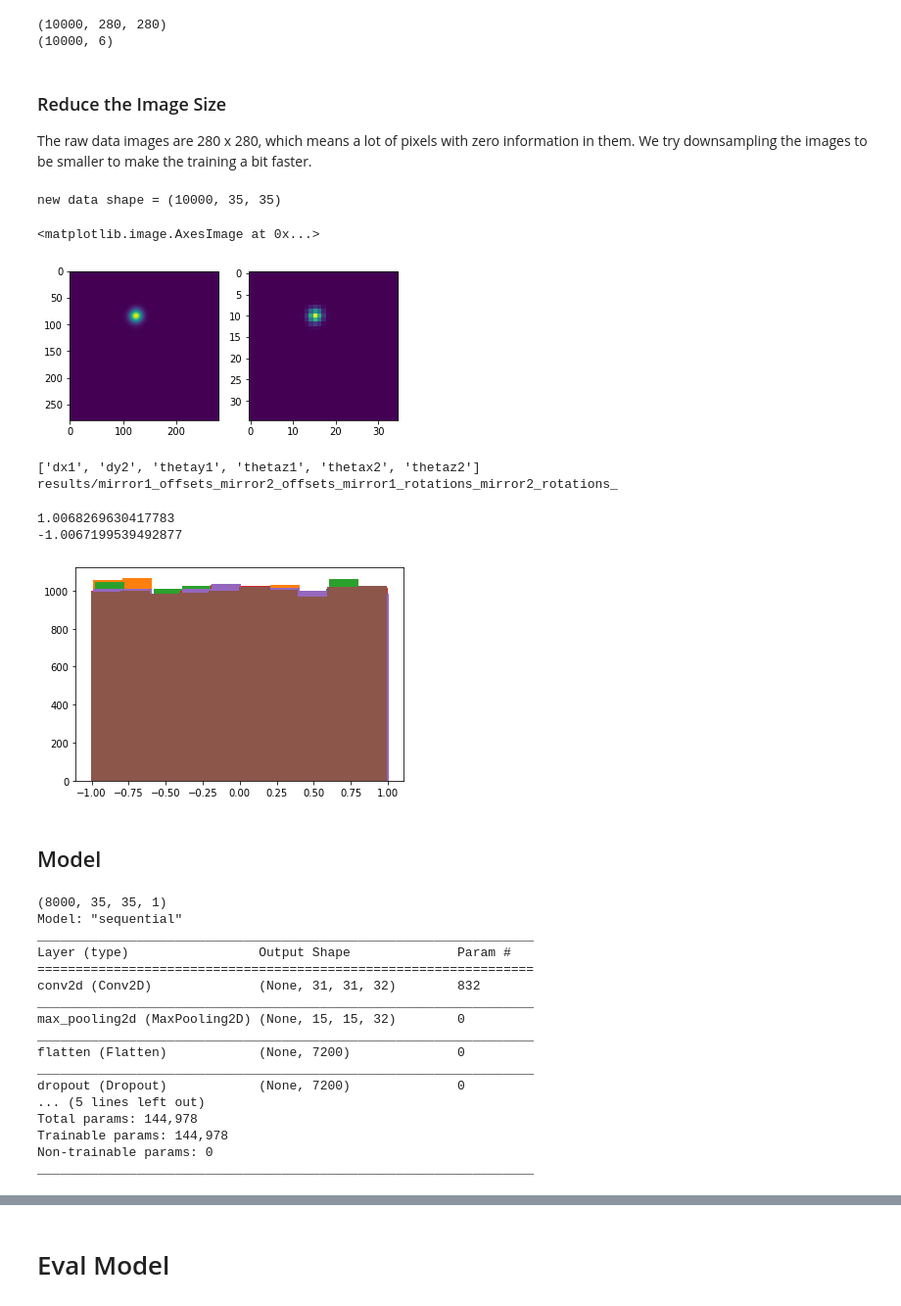
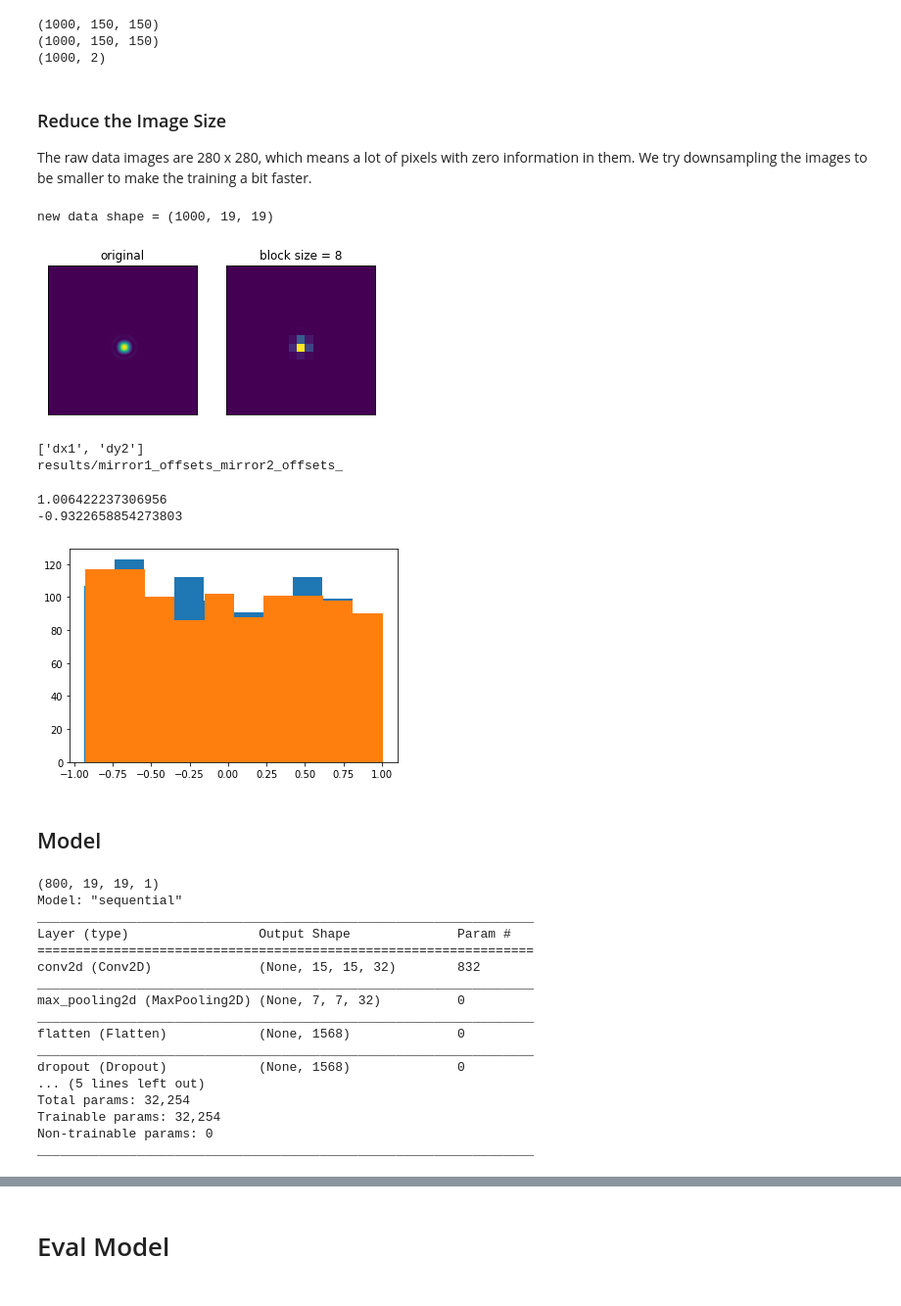
Before and after one commit to radiasoft/rslight, a Jupyter notebook: MachineLearning/SRW/inverse_model.ipynb, the cells around one changed output, grey strips where cells are left out. Shown: that part at 98% size. Saved outputs shown, nothing was run; the diff lists cells and outputs as text; code cells hidden in the pictures.

```diff
--- a/MachineLearning/SRW/inverse_model.ipynb
+++ b/MachineLearning/SRW/inverse_model.ipynb
@@ -26,9 +28,9 @@ import time
 ############# If the file does not exist, you'll need to go run it in SRW_multiprocess.py
 offsets_mirror1 = True
 offsets_mirror2 = True
-rotations_mirror1 = True
-rotations_mirror2 = True
-n_runs = 10000
+rotations_mirror1 = False
+rotations_mirror2 = False
+n_runs = 1000
 
 input_str = 'datasets/beam_intensities_'
 output_str = 'datasets/parameters_'
@@ -51,13 +53,15 @@ if rotations_mirror2:
     data_str += 'mirror2_rotations_'
 
 images = np.load(input_str + data_str + str(n_runs) + 'runs.npy')
+print(images.shape)
 images.reshape(list(images.shape).append(1))
 settings = np.load(output_str + data_str + str(n_runs) + 'runs.npy').reshape(n_runs, -1)
 print(images.shape)
 print(settings.shape)
 # %% [output]
-(10000, 280, 280)
-(10000, 6)
+(1000, 150, 150)
+(1000, 150, 150)
+(1000, 2)
 # %% [markdown]
 ### Reduce the Image Size
 
@@ -69,14 +73,21 @@ new_im /= np.amax(new_im)
 print('new data shape = {}'.format(new_im.shape))
 image_shape = new_im.shape[1:]
 # %% [output]
-new data shape = (10000, 35, 35)
+new data shape = (1000, 19, 19)
 # %%
 fig, [ax1, ax2] = plt.subplots(1,2)
 ax1.imshow(images[0])
+ax1.set_title('original')
+ax1.get_xaxis().set_visible(False)
+ax1.get_yaxis().set_visible(False)
 ax2.imshow(new_im[0])
+ax2.set_title('block size = {}'.format(block_size))
+ax2.get_xaxis().set_visible(False)
+ax2.get_yaxis().set_visible(False)
+
+fig.savefig('downsample_8.png')
 # %% [output]
-<matplotlib.image.AxesImage at 0x...>
-[figure, old version]
+[figure, new version]
 # %%
 ############# sets labels for automated plots for results
 labels = []
@@ -99,8 +110,8 @@ if rotations_mirror2:
 print(labels)
 print(save_str)
 # %% [output]
-['dx1', 'dy2', 'thetay1', 'thetaz1', 'thetax2', 'thetaz2']
-results/mirror1_offsets_mirror2_offsets_mirror1_rotations_mirror2_rotations_
+['dx1', 'dy2']
+results/mirror1_offsets_mirror2_offsets_
 # %%
 ############# normalize parameter offsets
 transformer_y = RobustScaler().fit(settings)
@@ -108,15 +119,15 @@ Y_scaled = transformer_y.transform(settings)
 print(np.max(Y_scaled))
 print(np.min(Y_scaled))
 # %% [output]
-1.0068269630417783
--1.0067199539492877
+1.006422237306956
+-0.9322658854273803
 # %%
 ############# beautiful plot to make sure you actually normalized everything
 for i in range(Y_scaled.shape[1]):
     plt.hist(Y_scaled[:, i])
 plt.show()
 # %% [output]
-[figure, old version]
+[figure, new version]
 # %%
 ############# split train/test data
 split = 80
@@ -169,21 +183,21 @@ opt = keras.optimizers.Adam()
 model.compile(optimizer=opt, loss='mean_squared_error') ## setup the optimizer and loss function
 model.summary()
 # %% [output]
-(8000, 35, 35, 1)
+(800, 19, 19, 1)
 Model: "sequential"
 _________________________________________________________________
 Layer (type)                 Output Shape              Param #
 =================================================================
-conv2d (Conv2D)              (None, 31, 31, 32)        832
+conv2d (Conv2D)              (None, 15, 15, 32)        832
 _________________________________________________________________
-max_pooling2d (MaxPooling2D) (None, 15, 15, 32)        0
+max_pooling2d (MaxPooling2D) (None, 7, 7, 32)          0
 _________________________________________________________________
-flatten (Flatten)            (None, 7200)              0
+flatten (Flatten)            (None, 1568)              0
 _________________________________________________________________
-dropout (Dropout)            (None, 7200)              0
+dropout (Dropout)            (None, 1568)              0
 ... (5 lines left out)
-Total params: 144,978
-Trainable params: 144,978
+Total params: 32,254
+Trainable params: 32,254
 Non-trainable params: 0
 _________________________________________________________________
 # %%
```
Also changed, not shown: parts of 13 cells of this notebook, 37 other files.
